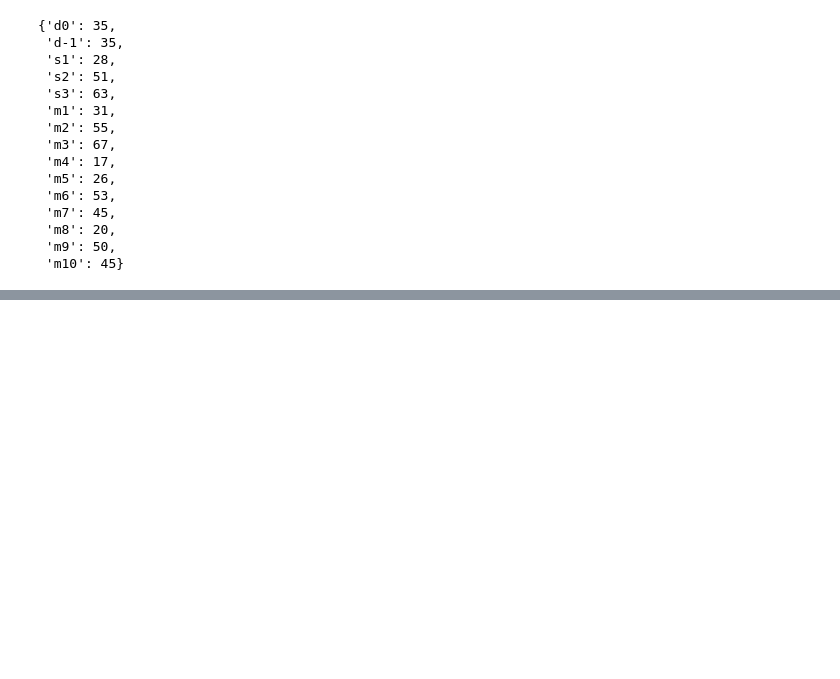
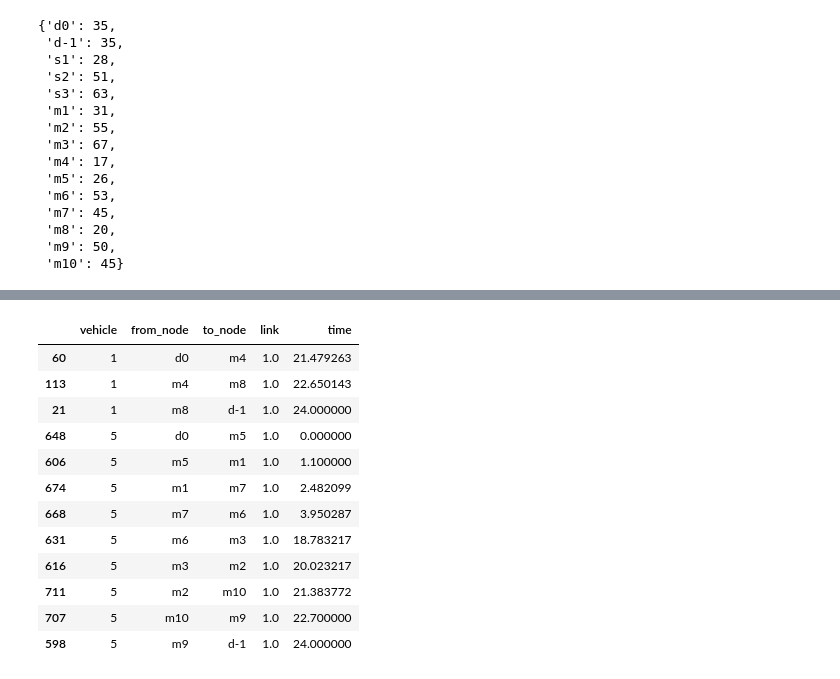
Before and after one commit to rariss/E-VRP-TW-V2G, a Jupyter notebook: evrp/e-vrp.ipynb, the cells around one changed output, grey strips where cells are left out. Saved outputs shown, nothing was run; the diff lists cells and outputs as text; code cells hidden in the pictures; blank space fills up the shorter version.

```diff
--- a/evrp/e-vrp.ipynb
+++ b/evrp/e-vrp.ipynb
@@ -343,0 +345,8 @@ e_flat
+# %%
+keys, values = zip(*m.instance.xgamma.get_values().items())
+idx = pd.MultiIndex.from_tuples(keys)
+
+xgamma = pd.Series(values, index=idx)
+# %%
+xgamma = xgamma.reset_index()
+xgamma.columns = ['vehicle','from_node', 'to_node', 'link']
@@ -343,0 +369,18 @@ e_flat
+# %%
+x = pd.merge(xgamma, xw, how='inner', on=['vehicle', 'to_node'])
+# %%
+x[x['link']>0].sort_values(['vehicle','time'])
+# %% [output]
+|  | vehicle | from_node | to_node | link | time |
+| 60 | 1 | d0 | m4 | 1.0 | 21.479263 |
+| 113 | 1 | m4 | m8 | 1.0 | 22.650143 |
+| 21 | 1 | m8 | d-1 | 1.0 | 24.000000 |
+| 648 | 5 | d0 | m5 | 1.0 | 0.000000 |
+| 606 | 5 | m5 | m1 | 1.0 | 1.100000 |
+| 674 | 5 | m1 | m7 | 1.0 | 2.482099 |
+| 668 | 5 | m7 | m6 | 1.0 | 3.950287 |
+| 631 | 5 | m6 | m3 | 1.0 | 18.783217 |
+| 616 | 5 | m3 | m2 | 1.0 | 20.023217 |
+| 711 | 5 | m2 | m10 | 1.0 | 21.383772 |
+| 707 | 5 | m10 | m9 | 1.0 | 22.700000 |
+| 598 | 5 | m9 | d-1 | 1.0 | 24.000000 |
```
Also changed, not shown: parts of 13 cells of this notebook, 4 other files.
